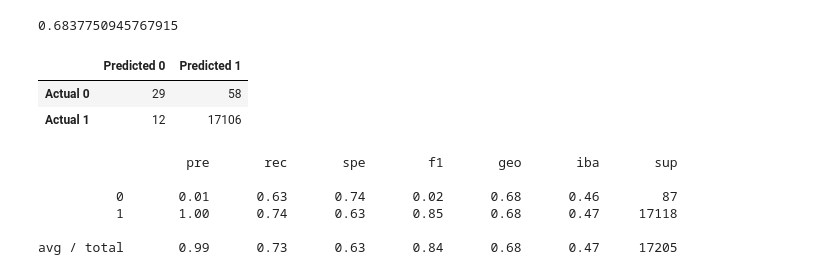
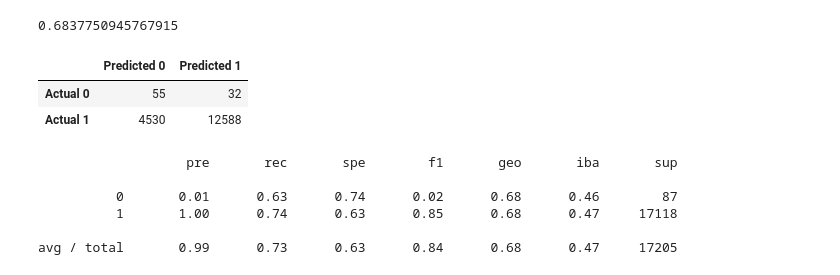
Before and after one commit to vflopez77/Credit_Risk_Analysis, a Jupyter notebook: credit_risk_ensemble.ipynb, the cells around one changed output. Cells and saved outputs as stored; diff of their text form; code cells hidden in the pictures.

```diff
--- a/credit_risk_ensemble.ipynb
+++ b/credit_risk_ensemble.ipynb
@@ -285,17 +285,17 @@ balanced_accuracy_score(y_test, y_pred)
 0.6837750945767915
 # %%
 # Display the confusion matrix
-cm = confusion_matrix(y_test, predictions)
+cm = confusion_matrix(y_test, y_pred)
 
 # Create a DataFrame from the confusion matrix.
 cm_df = pd.DataFrame(
     cm, index=["Actual 0", "Actual 1"], columns=["Predicted 0", "Predicted 1"])
 
 cm_df
 # %% [output]
 |  | Predicted 0 | Predicted 1 |
-| Actual 0 | 29 | 58 |
-| Actual 1 | 12 | 17106 |
+| Actual 0 | 55 | 32 |
+| Actual 1 | 4530 | 12588 |
 # %%
 # Print the imbalanced classification report
 print(classification_report_imbalanced(y_test, y_pred))
```
Also changed, not shown: parts of 1 cell of this notebook.
